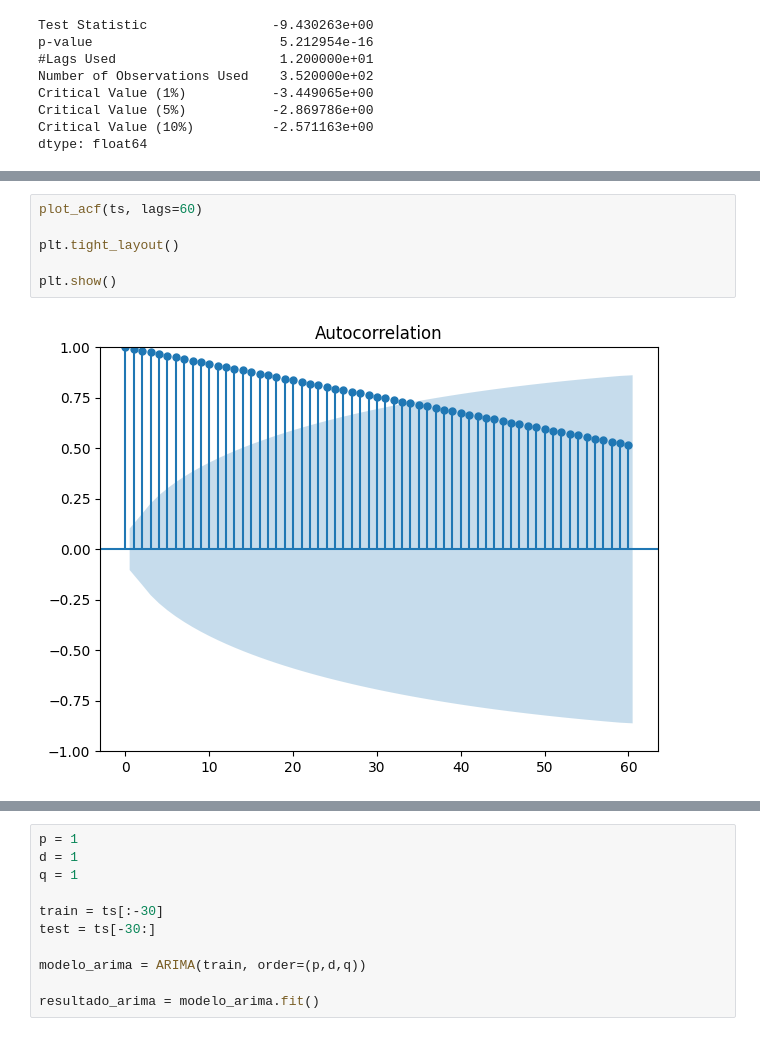
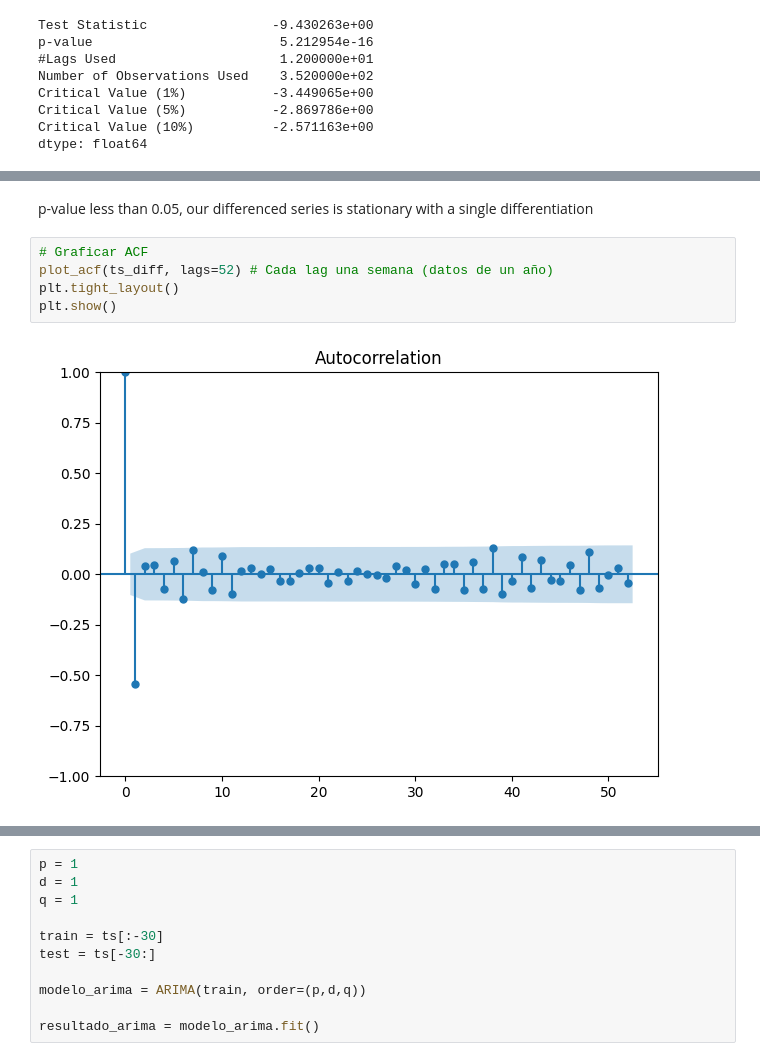
Before and after one commit to 4GeeksAcademy/sergio-roque-time-series, a Jupyter notebook: src/explore.ipynb, the cells around one changed output, grey strips where cells are left out. Saved outputs shown, nothing was run; the diff lists cells and outputs as text.

```diff
--- a/src/explore.ipynb
+++ b/src/explore.ipynb
@@ -165,8 +169,9 @@ plt.show()
-# %%
-plot_acf(ts, lags=60)
-
-plt.tight_layout()
-
-plt.show()
-# %% [output]
-[figure, removed]
+# %% [markdown]
+p-value less than 0.05, our differenced series is stationary with a single differentiation
+# %%
+# Graficar ACF
+plot_acf(ts_diff, lags=52) # Cada lag una semana (datos de un año)
+plt.tight_layout()
+plt.show()
+# %% [output]
+[figure, added]
```
Also changed, not shown: parts of 17 cells of this notebook.
